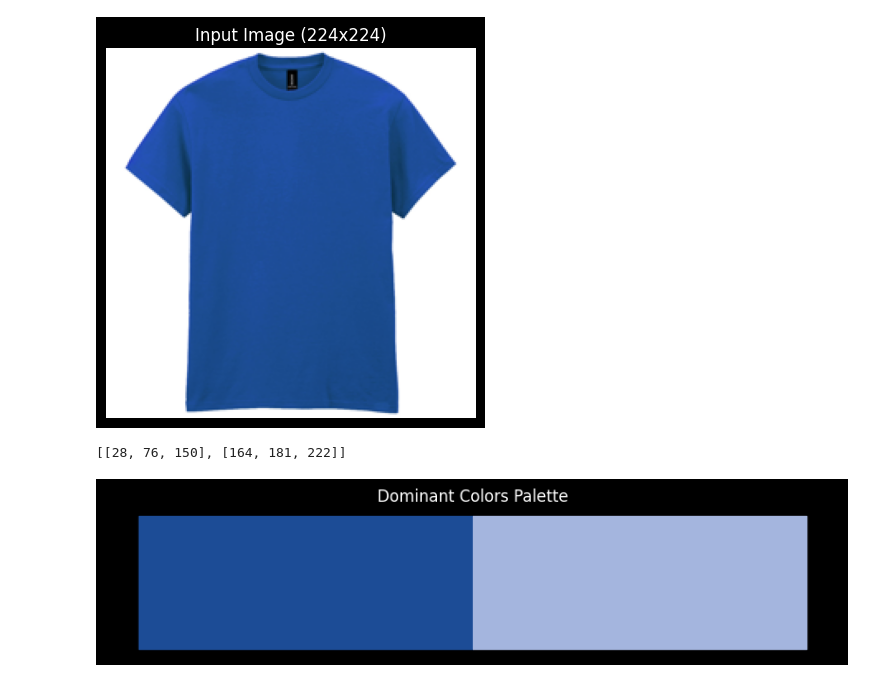
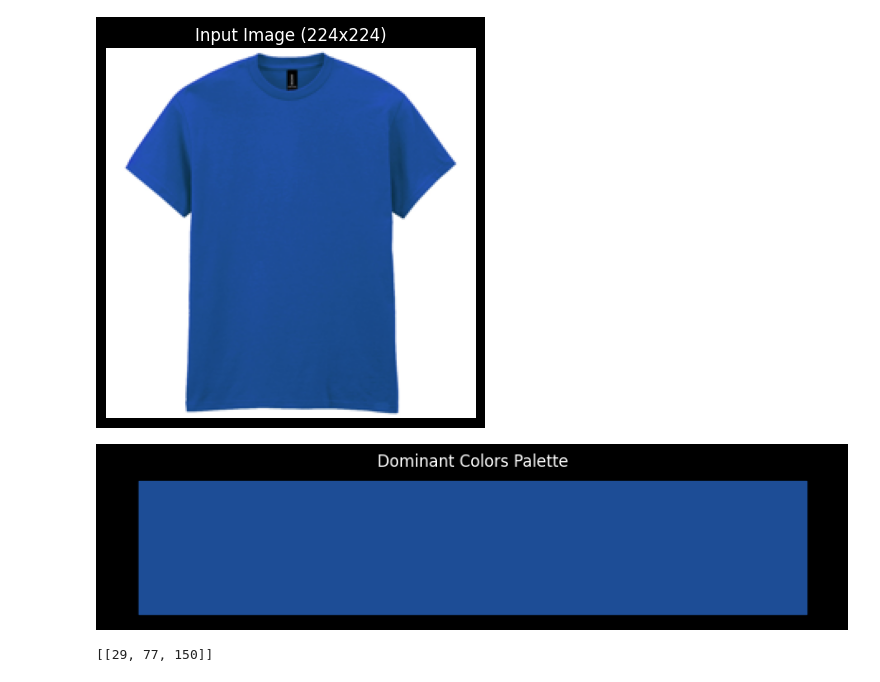
Before and after one commit to MatLock/UdeSA-computer-vision, a Jupyter notebook: deep-tagger-api/notebook/k_means.ipynb, the cells around one changed output. Cells and saved outputs as stored; diff of their text form; code cells hidden in the pictures.

```diff
--- a/deep-tagger-api/notebook/k_means.ipynb
+++ b/deep-tagger-api/notebook/k_means.ipynb
@@ -29,8 +29,12 @@ plot_img(TEST_URL)
 # %% [output]
 [figure]
 # %%
-name, rgb_list = k_means.predict_k_colors(TEST_URL)
+from aux_functions.auxiliary import download_image
+
+img_array = download_image(TEST_URL)
+name, rgb_list = k_means.predict_k_colors(img_array)
 plot_colors(rgb_list)
+print(rgb_list)
 # %% [output]
+[figure, new version]
-[[28, 76, 150], [164, 181, 222]]
+[[29, 77, 150]]
-[figure, old version]
```
Also changed, not shown: parts of 1 cell of this notebook, 1 other file.
